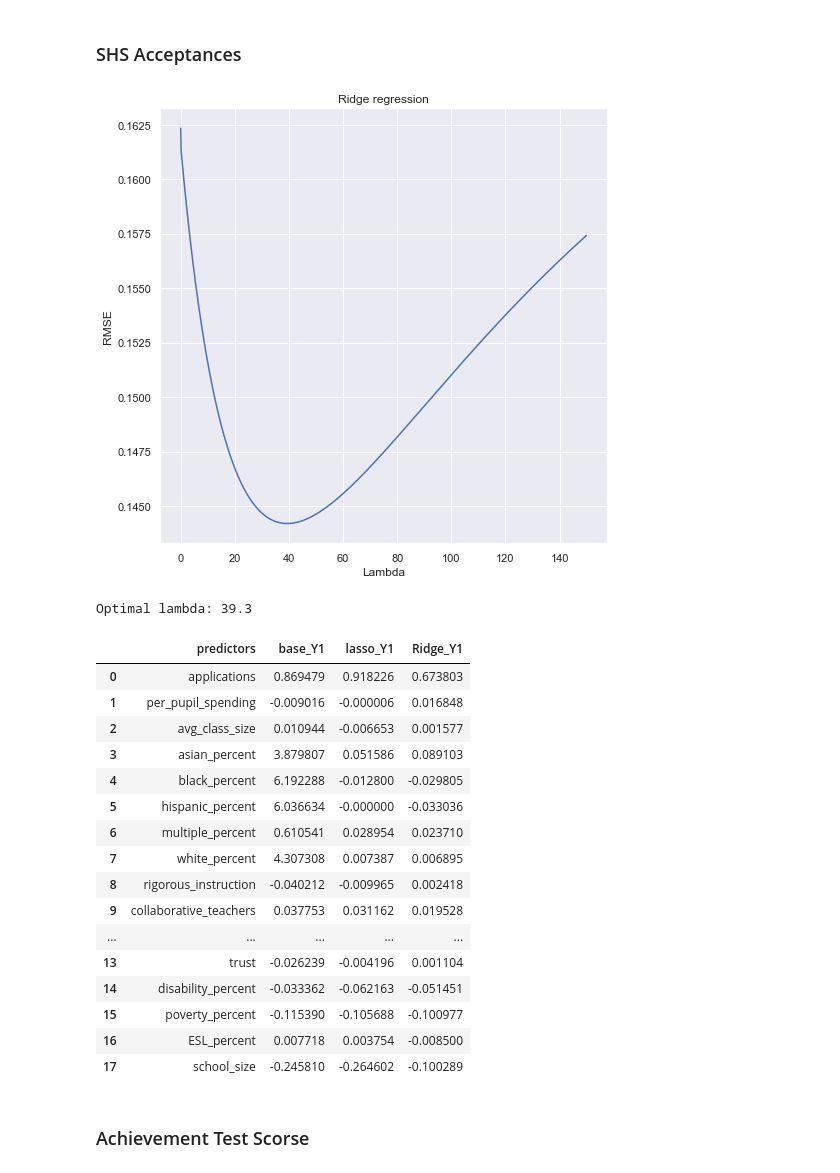
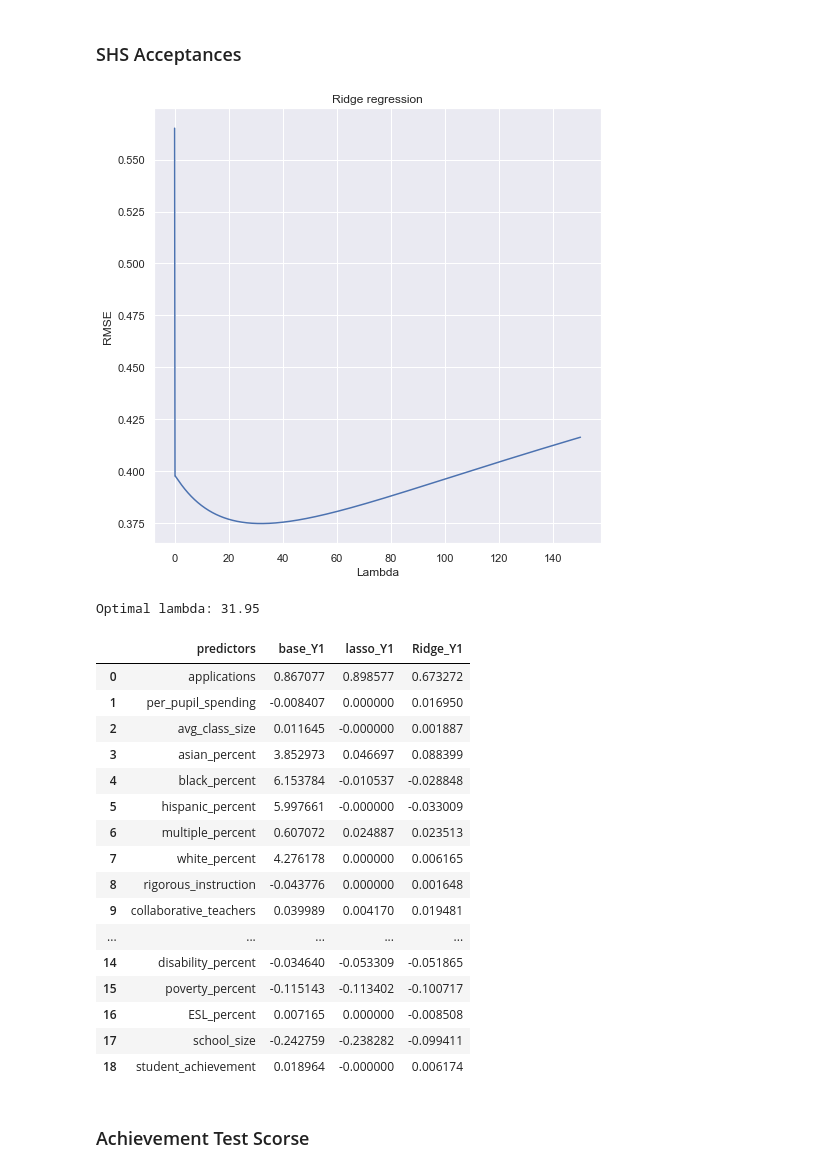
Before and after one commit to Masaaki-Kato55/NYC_SHSAT_Admission_Analysis, a Jupyter notebook: analysis.ipynb, the cells around one changed output. Cells and saved outputs as stored; diff of their text form; code cells hidden in the pictures.

```diff
--- a/analysis.ipynb
+++ b/analysis.ipynb
@@ -281,0 +307,17 @@ RMSE: 0.7429457487328573
+# %%
+# running PCA
+pca = PCA().fit(X2)
+eigVals = pca.explained_variance_
+loadings2 = pca.components_
+X_pca2 = pca.fit_transform(X2)
+covarExplained = eigVals/sum(eigVals)*100
+# Scree plot:
+numPredictors = 19
+plt.figure(figsize=(8,8))
+plt.bar(np.linspace(1,numPredictors,numPredictors),eigVals)
+plt.plot([1,numPredictors],[1,1],color='red') # Kaiser criterion line
+#plt.xticks(1,18)
+plt.title('Scree plot')
+plt.xlabel('Principal Components')
+plt.ylabel('Eigenvalues')
+plt.show()
@@ -281,0 +328,12 @@ RMSE: 0.7429457487328573
+# %%
+# interpreting loading values
+# look at meaning
+fig, ((ax1, ax2), (ax3, ax4)) = plt.subplots(2, 2)
+nums = np.linspace(1,18,18)
+setting = {0:ax1,1:ax2,2:ax3,3:ax4}
+for i,ax in setting.items():
+    ax.bar(np.linspace(1,19,19),loadings2[i,:])
+    ax.set_xlabel('Variables')
+    ax.set_ylabel('Loading')
+    ax.set_title("PC " + str(i+1))
+    ax.set_xticks(nums)
@@ -334,11 +398,12 @@ pd.DataFrame(data=d1, index=['bm1', 'pcr1', 'bm2', 'pcr2'])
 
 Y1_ml = np.array(reducedData['acceptances']).reshape(-1,1) # acceptances
 Y2_ml = np.array(reducedData['student_achievement']).reshape(-1,1)# achievement test scores
-X_ml = pd.concat([reducedData.iloc[:,0],reducedData.iloc[:,2:19]],axis=1)
+X1_ml = pd.concat([reducedData.iloc[:,0],reducedData.iloc[:,2:20]],axis=1)
+X2_ml = pd.concat([reducedData.iloc[:,0:2],reducedData.iloc[:,2:19]],axis=1)
 
 # split data
-xTrain_y1, xTest_y1, yTrain_y1, yTest_y1 = model_selection.train_test_split(X_ml, Y1_ml, test_size=0.3, random_state=0)
-xTrain_y2, xTest_y2, yTrain_y2, yTest_y2 = model_selection.train_test_split(X_ml, Y2_ml, test_size=0.3, random_state=0)
+xTrain_y1, xTest_y1, yTrain_y1, yTest_y1 = model_selection.train_test_split(X1_ml, Y1_ml, test_size=0.3, random_state=0)
+xTrain_y2, xTest_y2, yTrain_y2, yTest_y2 = model_selection.train_test_split(X2_ml, Y2_ml, test_size=0.3, random_state=0)
 
 # standardize data
 xTrain_y1 = StandardScaler().fit_transform(xTrain_y1)
@@ -502,57 +569,57 @@ pd.DataFrame(data=d1, index=['bm1', 'pcr1', 'l1', 'bm2', 'pcr2', 'l2'])
 # Add hyperparameter tuning to the above example
 lambdas = np.linspace(0,150,1001)
 cont = np.empty([len(lambdas),2])*np.NaN # [lambda error]
-xTrain, xTest, yTrain, yTest = model_selection.train_test_split(X, Y1.reshape(-1,1), test_size=0.2, random_state=0)
+#xTrain, xTest, yTrain, yTest = model_selection.train_test_split(X, Y1.reshape(-1,1), test_size=0.2, random_state=0)
 for ii in range(len(lambdas)):
-    ridgeModel = Ridge(alpha=lambdas[ii]).fit(xTrain, yTrain)
+    ridgeModel = Ridge(alpha=lambdas[ii]).fit(xTrain_y1, yTrain_y1)
     cont[ii,0] = lambdas[ii]
-    error = metrics.mean_squared_error(yTest,ridgeModel.predict(xTest))
+    error = metrics.mean_squared_error(yTest_y1,ridgeModel.predict(xTest_y1))
     cont[ii,1] = error
 
 # plot graph
 plt.figure(figsize=(8,8))
 plt.plot(cont[:,0],cont[:,1])
 plt.xlabel('Lambda')
 plt.ylabel('RMSE')
 plt.title('Ridge regression')
 plt.show()
 print('Optimal lambda:',lambdas[np.argmax(cont[:,1]==np.min(cont[:,1]))])
 
 # Computing metrics
 optimal = lambdas[np.argmax(cont[:,1]==np.min(cont[:,1]))]
 ridge1 = Ridge(alpha=39.3).fit(xTrain_y1, yTrain_y1)
 r1_y_pred = ridge1.predict(xTest_y1)
 rmse = mse(y_true=yTest_y1, y_pred=r1_y_pred, squared=False)
 p = 18
 n = X.shape[0]
 rSqr = ridge1.score(xTest_y1,yTest_y1)
 adj_rSqr = 1-(1-rSqr)*(n-1)/(n-p-1)
 r1_metrics = [adj_rSqr, rmse]
 
 # printing results
 r1_df = pd.DataFrame(data=ridge1.coef_.T, columns=['Ridge_Y1'])
 r1_results = pd.concat([l1_results, r1_df],axis=1)
 r1_results
 # %% [output]
-[figure, old version]
+[figure, new version]
-Optimal lambda: 39.3
+Optimal lambda: 31.95
 |  | predictors | base_Y1 | lasso_Y1 | Ridge_Y1 |
-| 0 | applications | 0.869479 | 0.918226 | 0.673803 |
-| 1 | per_pupil_spending | -0.009016 | -0.000006 | 0.016848 |
-| 2 | avg_class_size | 0.010944 | -0.006653 | 0.001577 |
-| 3 | asian_percent | 3.879807 | 0.051586 | 0.089103 |
-| 4 | black_percent | 6.192288 | -0.012800 | -0.029805 |
-| 5 | hispanic_percent | 6.036634 | -0.000000 | -0.033036 |
-| 6 | multiple_percent | 0.610541 | 0.028954 | 0.023710 |
-| 7 | white_percent | 4.307308 | 0.007387 | 0.006895 |
-| 8 | rigorous_instruction | -0.040212 | -0.009965 | 0.002418 |
-| 9 | collaborative_teachers | 0.037753 | 0.031162 | 0.019528 |
+| 0 | applications | 0.867077 | 0.898577 | 0.673272 |
+| 1 | per_pupil_spending | -0.008407 | 0.000000 | 0.016950 |
+| 2 | avg_class_size | 0.011645 | -0.000000 | 0.001887 |
+| 3 | asian_percent | 3.852973 | 0.046697 | 0.088399 |
+| 4 | black_percent | 6.153784 | -0.010537 | -0.028848 |
+| 5 | hispanic_percent | 5.997661 | -0.000000 | -0.033009 |
+| 6 | multiple_percent | 0.607072 | 0.024887 | 0.023513 |
+| 7 | white_percent | 4.276178 | 0.000000 | 0.006165 |
+| 8 | rigorous_instruction | -0.043776 | 0.000000 | 0.001648 |
+| 9 | collaborative_teachers | 0.039989 | 0.004170 | 0.019481 |
 | ... | ... | ... | ... | ... |
-| 13 | trust | -0.026239 | -0.004196 | 0.001104 |
-| 14 | disability_percent | -0.033362 | -0.062163 | -0.051451 |
-| 15 | poverty_percent | -0.115390 | -0.105688 | -0.100977 |
-| 16 | ESL_percent | 0.007718 | 0.003754 | -0.008500 |
-| 17 | school_size | -0.245810 | -0.264602 | -0.100289 |
+| 14 | disability_percent | -0.034640 | -0.053309 | -0.051865 |
+| 15 | poverty_percent | -0.115143 | -0.113402 | -0.100717 |
+| 16 | ESL_percent | 0.007165 | 0.000000 | -0.008508 |
+| 17 | school_size | -0.242759 | -0.238282 | -0.099411 |
+| 18 | student_achievement | 0.018964 | -0.000000 | 0.006174 |
 # %% [markdown]
 ### Achievement Test Scorse
 # %%
```
Also changed, not shown: parts of 33 cells of this notebook, 1 other file.
